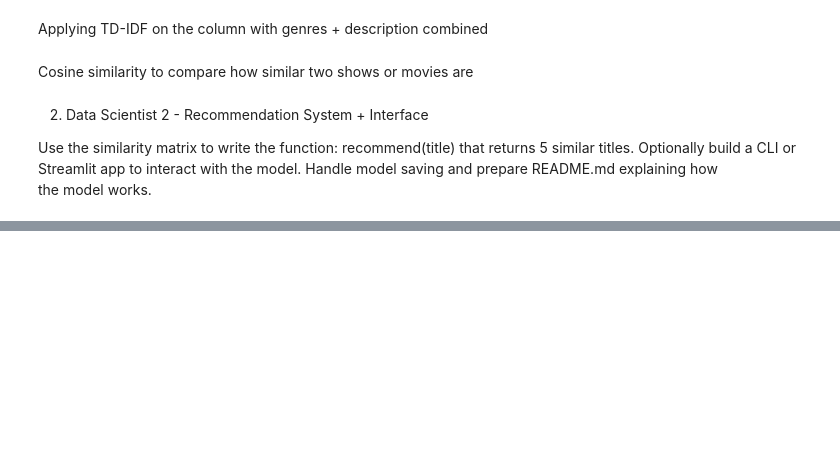
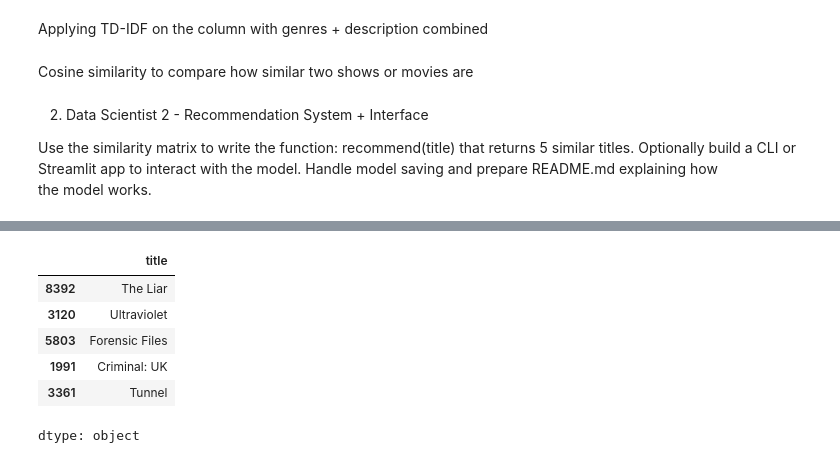
Before and after one commit to TharinsaMudalige/Netflix-Intelligence-Insights-and-Recommendations, a Jupyter notebook: Netflix_Intelligence_–_Insights_&_Recommendations.ipynb, the cells around one changed output, grey strips where cells are left out. Cells and saved outputs as stored; diff of their text form; code cells hidden in the pictures; blank space fills up the shorter version.

```diff
--- a/Netflix_Intelligence_–_Insights_&_Recommendations.ipynb
+++ b/Netflix_Intelligence_–_Insights_&_Recommendations.ipynb
@@ -561,0 +594,10 @@ def get_recommendations(title, cosine_sim=cosine_sim):
+# %%
+get_recommendations("Caught on Camera")
+# %% [output]
+|  | title |
+| 8392 | The Liar |
+| 3120 | Ultraviolet |
+| 5803 | Forensic Files |
+| 1991 | Criminal: UK |
+| 3361 | Tunnel |
+dtype: object
```
Also changed, not shown: parts of 5 cells of this notebook.
